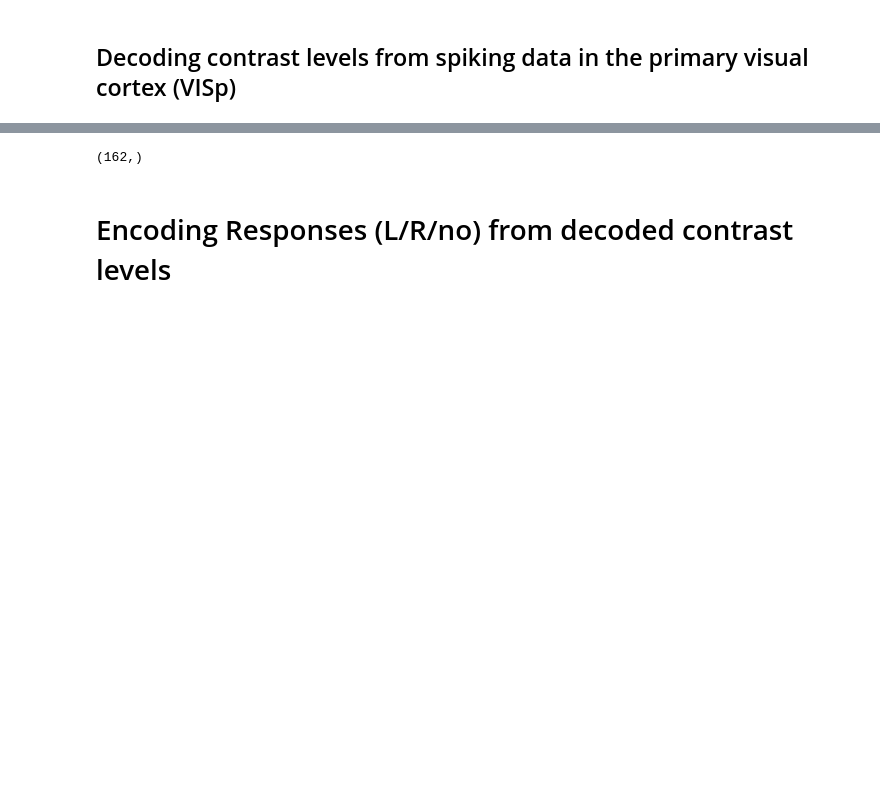
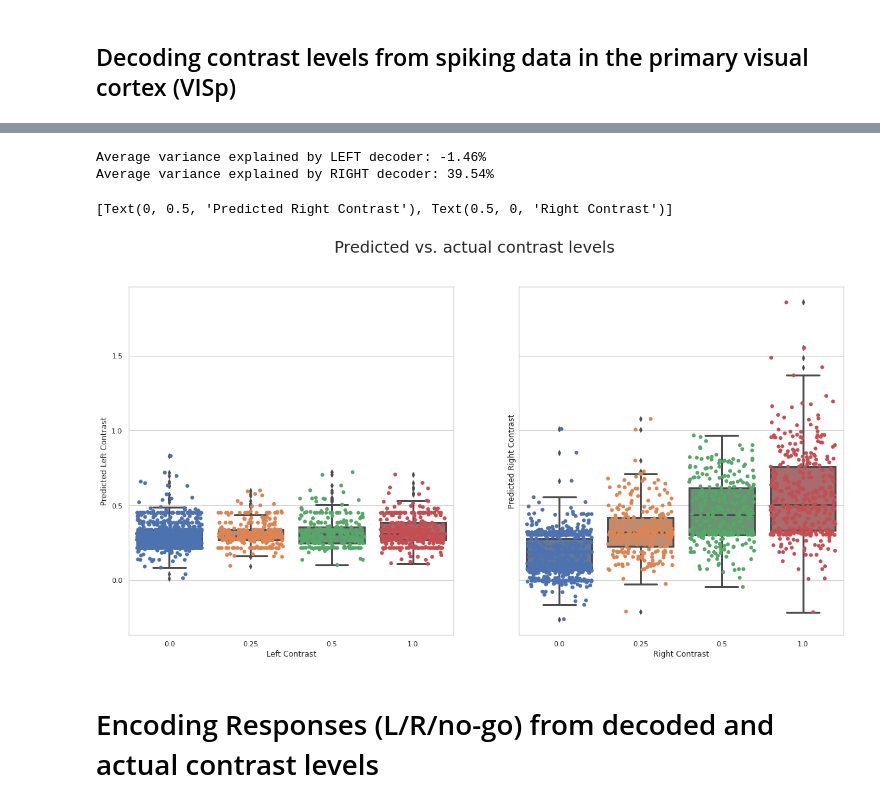
Before and after one commit to Bionerdess/NMA2021, a Jupyter notebook: NMA2021_Project.ipynb, the cells around one changed output, grey strips where cells are left out. Drawn from its saved outputs; the diff is of its cells as text; code cells hidden in the pictures; blank space fills up the shorter version.

```diff
--- a/NMA2021_Project.ipynb
+++ b/NMA2021_Project.ipynb
@@ -262,18 +264,20 @@ sns.scatterplot(data = pdPC2,x='PC4',y='PC3',ax=axes[1,2],hue=pdPC2['mResp'],leg
 # %% [markdown]
 ## Decoding contrast levels from spiking data in the primary visual cortex (VISp)
 # %%
-#@title Remove neurons with firing rate <0.1 Hz during the first 150ms after stimulus presentation
-# initialize model
+#@title initialize model
 contrast_decoderL = LassoCV(cv=10,random_state=42,max_iter=10000)
 contrast_decoderR = LassoCV(cv=10,random_state=43,max_iter=10000)
 
-decoder = pd.DataFrame([])
+decoder = pd.DataFrame()
+Rl = []
+Rr = []
 
 for s in range(dd.shape[0]): #
   print('decoding data from session {0}/{1}'.format(s+1,dd.shape[0]))
   roi = dd[s]['brain_area']
   spks = dd[s]['spks'][roi=='VISp']
   mean_fr = (1/bins* spks[:,:,50:200]).mean(axis=(1,2))
+  # Remove neurons with firing rate <0.1 Hz during the first 150ms after stimulus presentation
   keep_idx = mean_fr >= 0.1
   good_cells = spks[keep_idx,:]
 
@@ -288,10 +292,21 @@ for s in range(dd.shape[0]): #
 
   vL_hat = vLeft.predict(s_test)
   vR_hat = vRight.predict(s_test)
+  sess = np.repeat([s+1],s_test.shape[0])
+  Rsq_L = contrast_decoderL.score(s_test,cL_test)
+  Rsq_R = contrast_decoderR.score(s_test,cR_test)
+  Rl.append(Rsq_L)
+  Rr.append(Rsq_R)
 
-  decoder
+  res = pd.DataFrame(data=[sess,vL_hat,cL_test,vR_hat,cR_test]) #
+
+  decoder = pd.concat([decoder,res.transpose()],axis=0)
 
   print('Proportion of non-zero cells for left decoder: %f' %((vLeft.coef_!=0).sum()/vLeft.coef_.shape[0]))
   print('Proportion of non-zero cells for right decoder: %f' %((vRight.coef_!=0).sum()/vRight.coef_.shape[0]))
+  print('R-squared (left): %f' %(Rsq_L))
+  print('R-squared (right): %f' %(Rsq_R))
+
+decoder.columns = ['session','predL','contrast_left','predR','contrast_right']
 # %% [output]
 decoding data from session 1/12
@@ -303,6 +329,22 @@ percent response classification accuracy (right decoder): 0.00
-# %%
-vLeft.coef_.shape
-# %% [output]
-(162,)
+# %%
+#@title Which decoder performs better? (L/R)
+
+print('Average variance explained by LEFT decoder: {0:.2%}\nAverage variance explained by RIGHT decoder: {1:.2%}'.format(np.mean(Rl),np.mean(Rr)))
+# %% [output]
+Average variance explained by LEFT decoder: -1.46%
+Average variance explained by RIGHT decoder: 39.54%
+# %%
+#@title Compare decoded contrast levels to actual contrast (left & right)
+fig, axes = plt.subplots(1, 2,figsize=(20,10),sharey=True)
+fig.suptitle('Predicted vs. actual contrast levels', size = 25)
+sns.stripplot(x=decoder.contrast_left, y=decoder.predL,ax=axes[0],jitter=.4,size=6)
+sns.boxplot(decoder.contrast_left,decoder.predL,ax=axes[0],linewidth=3,saturation=0.5)
+sns.stripplot(x=decoder.contrast_right, y=decoder.predR,ax=axes[1],jitter=.4,size=6)
+sns.boxplot(decoder.contrast_right,decoder.predR,ax=axes[1],saturation=0.5,linewidth=3)
+axes[0].set(ylabel='Predicted Left Contrast',xlabel = 'Left Contrast')
+axes[1].set(ylabel = 'Predicted Right Contrast', xlabel='Right Contrast')
+# %% [output]
+[Text(0, 0.5, 'Predicted Right Contrast'), Text(0.5, 0, 'Right Contrast')]
+[figure, added]
 # %% [markdown]
-# Encoding Responses (L/R/no) from decoded contrast levels
+# Encoding Responses (L/R/no-go) from decoded and actual contrast levels
```
Also changed, not shown: parts of 7 cells of this notebook.
